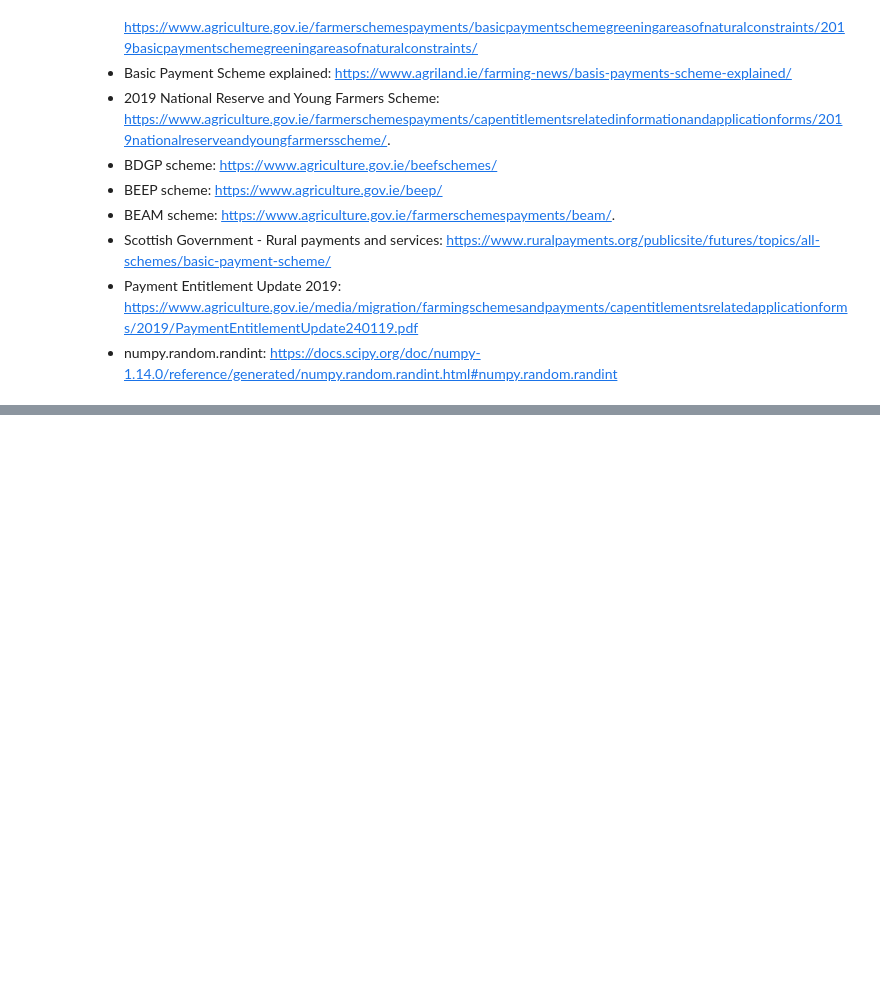
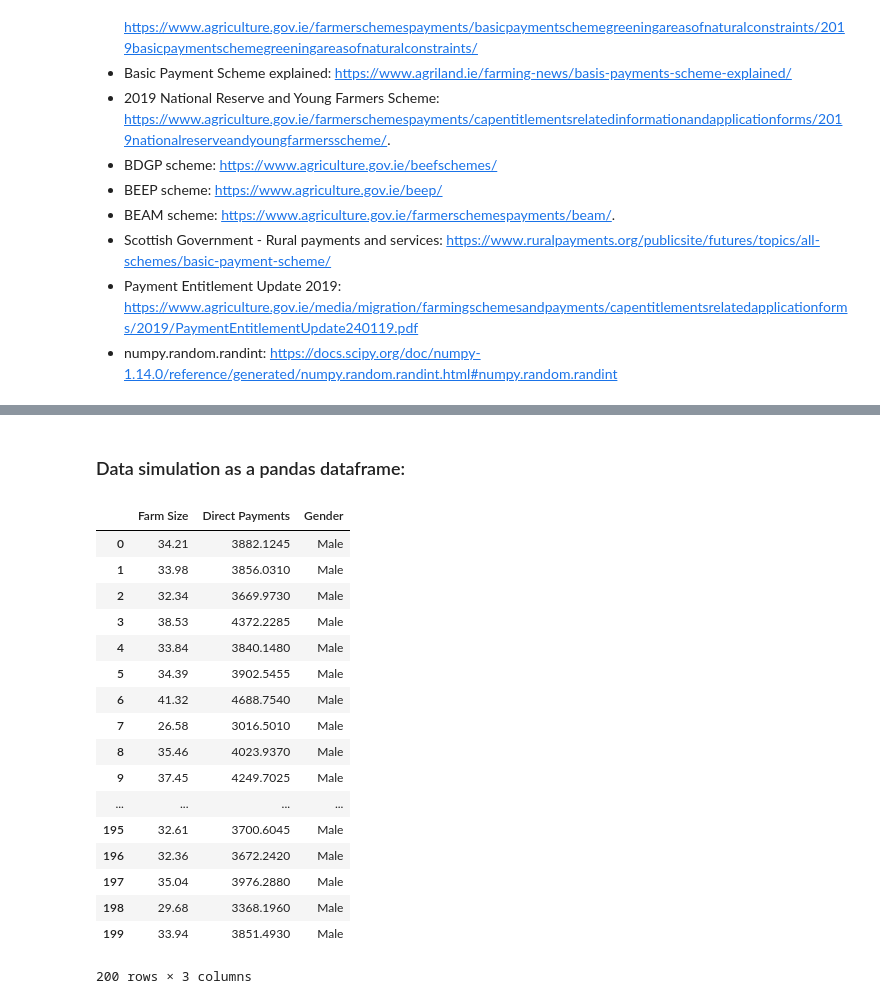
Before and after one commit to johndunne2019/PDA-Project-Data-Simulation, a Jupyter notebook: Data-Simulation.ipynb, the cells around one changed output, grey strips where cells are left out. Cells and saved outputs as stored; diff of their text form; code cells hidden in the pictures; blank space fills up the shorter version.

Commit message:
Test of outputting data simulation as pandas dataframe & numpy.random.choice for gender variable

```diff
--- a/Data-Simulation.ipynb
+++ b/Data-Simulation.ipynb
@@ -636,0 +639,3 @@ array([3947.35, 4297.91, 3296.15, 4580.4 , 4690.45, 3938.28, 4194.67,
+# %%
+Gender = np.random.choice(['Male', 'Female'], 200, p=[0.9, 0.1])
+Gender
@@ -636,0 +660,24 @@ array([3947.35, 4297.91, 3296.15, 4580.4 , 4690.45, 3938.28, 4194.67,
+# %% [markdown]
+### Data simulation as a pandas dataframe:
+# %%
+df = pd.DataFrame(data={"Farm Size": farm_size, "Direct Payments": direct_payment, "Gender": Gender})
+df
+# %% [output]
+|  | Farm Size | Direct Payments | Gender |
+| 0 | 34.21 | 3882.1245 | Male |
+| 1 | 33.98 | 3856.0310 | Male |
+| 2 | 32.34 | 3669.9730 | Male |
+| 3 | 38.53 | 4372.2285 | Male |
+| 4 | 33.84 | 3840.1480 | Male |
+| 5 | 34.39 | 3902.5455 | Male |
+| 6 | 41.32 | 4688.7540 | Male |
+| 7 | 26.58 | 3016.5010 | Male |
+| 8 | 35.46 | 4023.9370 | Male |
+| 9 | 37.45 | 4249.7025 | Male |
+| ... | ... | ... | ... |
+| 195 | 32.61 | 3700.6045 | Male |
+| 196 | 32.36 | 3672.2420 | Male |
+| 197 | 35.04 | 3976.2880 | Male |
+| 198 | 29.68 | 3368.1960 | Male |
+| 199 | 33.94 | 3851.4930 | Male |
+200 rows × 3 columns
```
Also changed, not shown: parts of 11 cells of this notebook.
